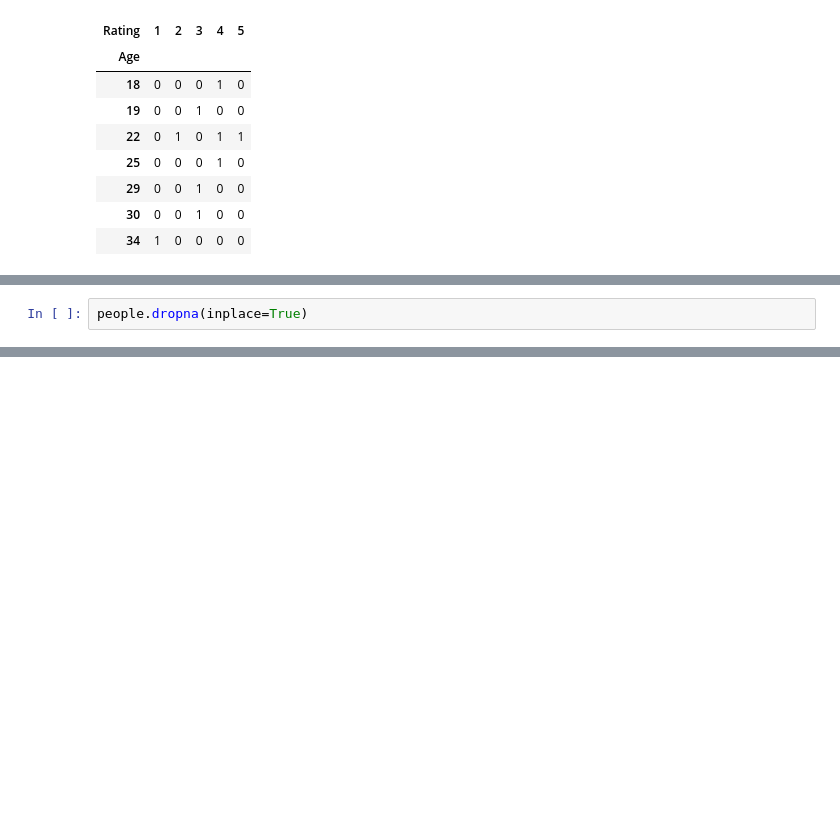
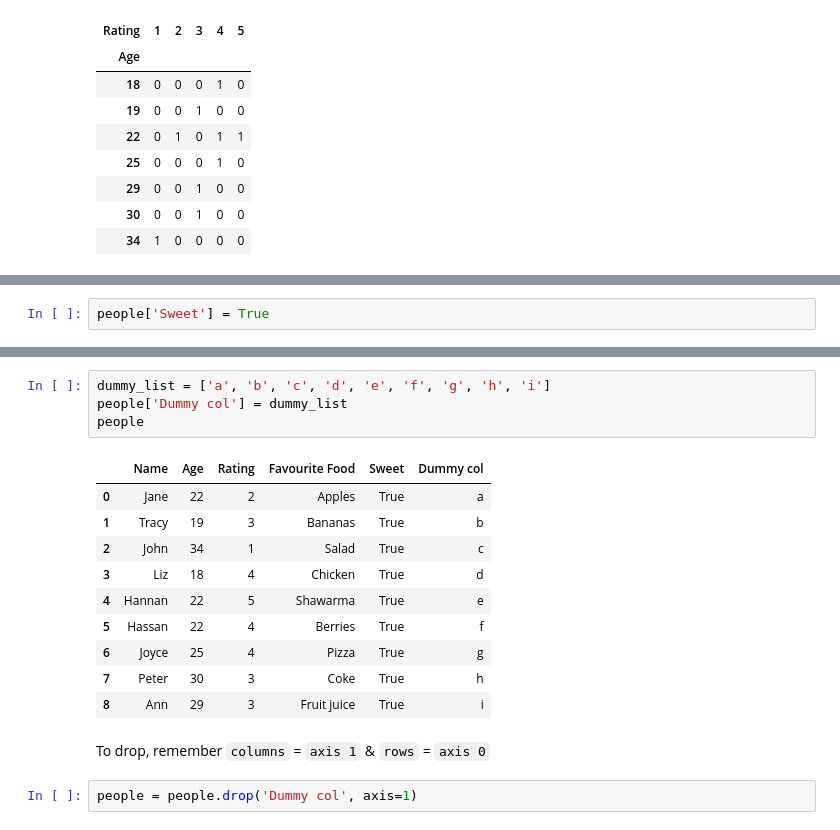
Before and after one commit to hassanShakur/data-science, a Jupyter notebook: pandas-intro.ipynb, the cells around one changed output, grey strips where cells are left out. Drawn from its saved outputs; the diff is of its cells as text; blank space fills up the shorter version.

```diff
--- a/pandas-intro.ipynb
+++ b/pandas-intro.ipynb
@@ -290,2 +209,0 @@ You can also drop rows with missing data
-# %%
-people.dropna(inplace=True)
@@ -291,0 +294,2 @@ people.dropna(inplace=True)
+# %%
+people['Sweet'] = True
@@ -291,0 +309,19 @@ people.dropna(inplace=True)
+# %%
+dummy_list = ['a', 'b', 'c', 'd', 'e', 'f', 'g', 'h', 'i']
+people['Dummy col'] = dummy_list
+people
+# %% [output]
+|  | Name | Age | Rating | Favourite Food | Sweet | Dummy col |
+| 0 | Jane | 22 | 2 | Apples | True | a |
+| 1 | Tracy | 19 | 3 | Bananas | True | b |
+| 2 | John | 34 | 1 | Salad | True | c |
+| 3 | Liz | 18 | 4 | Chicken | True | d |
+| 4 | Hannan | 22 | 5 | Shawarma | True | e |
+| 5 | Hassan | 22 | 4 | Berries | True | f |
+| 6 | Joyce | 25 | 4 | Pizza | True | g |
+| 7 | Peter | 30 | 3 | Coke | True | h |
+| 8 | Ann | 29 | 3 | Fruit juice | True | i |
+# %% [markdown]
+To drop, remember `columns` = `axis 1` & `rows` = `axis 0`
+# %%
+people = people.drop('Dummy col', axis=1)
```
Also changed, not shown: parts of 38 cells of this notebook.
